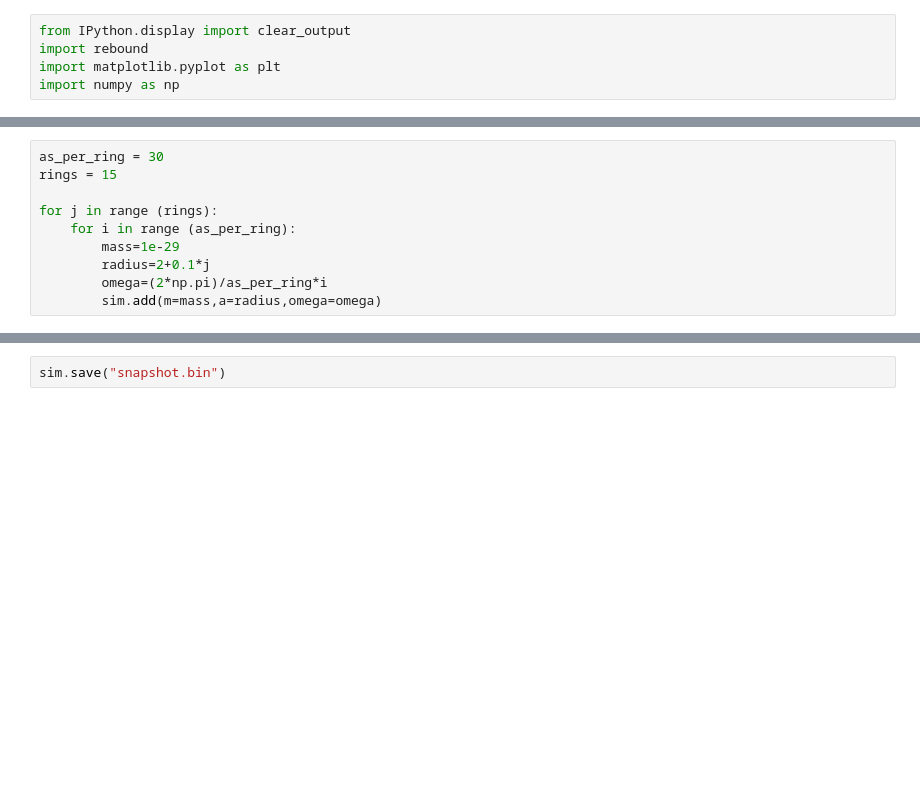
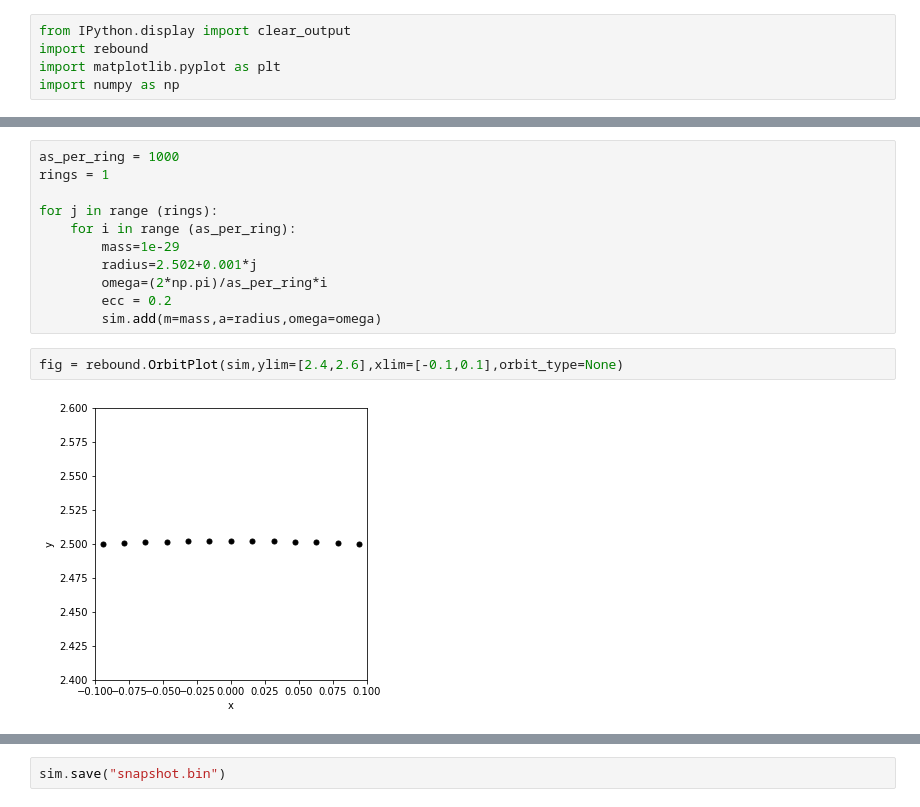
Before and after one commit to Ho0ost/api_workshop, a Jupyter notebook: onze_meuk/Joost/my_system_astroids_v1.ipynb, the cells around one changed output, grey strips where cells are left out. Saved outputs shown, nothing was run; the diff lists cells and outputs as text; blank space fills up the shorter version.

```diff
--- a/onze_meuk/Joost/my_system_astroids_v1.ipynb
+++ b/onze_meuk/Joost/my_system_astroids_v1.ipynb
@@ -17,15 +17,20 @@ Found: Sun (10)
 Searching NASA Horizons for 'Jupiter'...
 Found: Jupiter Barycenter (5) (chosen from query 'Jupiter')
 # %%
-as_per_ring = 30
-rings = 15
+as_per_ring = 1000
+rings = 1
 
 for j in range (rings):
     for i in range (as_per_ring):
         mass=1e-29
-        radius=2+0.1*j
+        radius=2.502+0.001*j
         omega=(2*np.pi)/as_per_ring*i
+        ecc = 0.2
         sim.add(m=mass,a=radius,omega=omega)
+# %%
+fig = rebound.OrbitPlot(sim,ylim=[2.4,2.6],xlim=[-0.1,0.1],orbit_type=None)
+# %% [output]
+[figure, added]
 # %%
 fig = rebound.OrbitPlot(sim)
 # %% [output]
```
Also changed, not shown: parts of 8 cells of this notebook, 6 other files.
